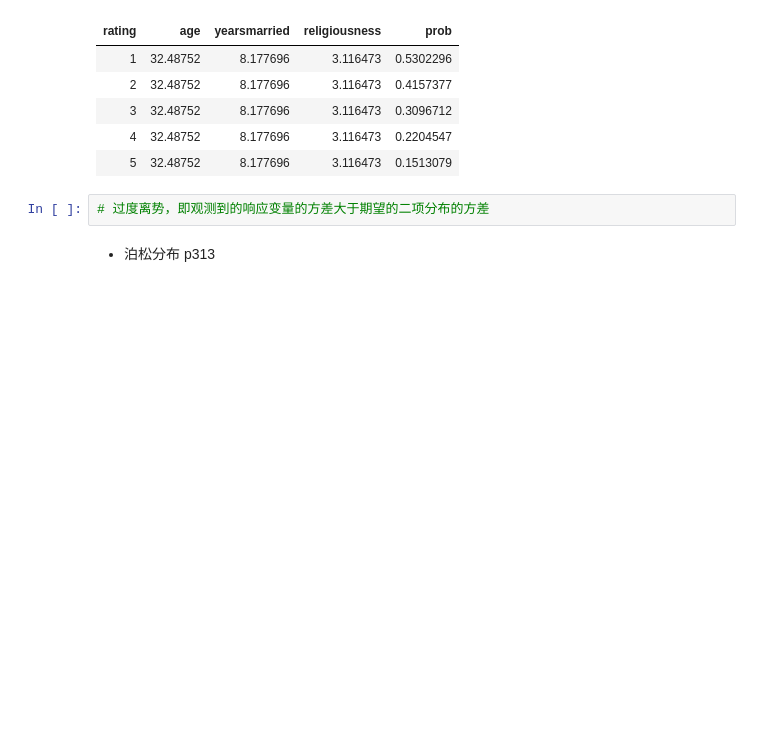
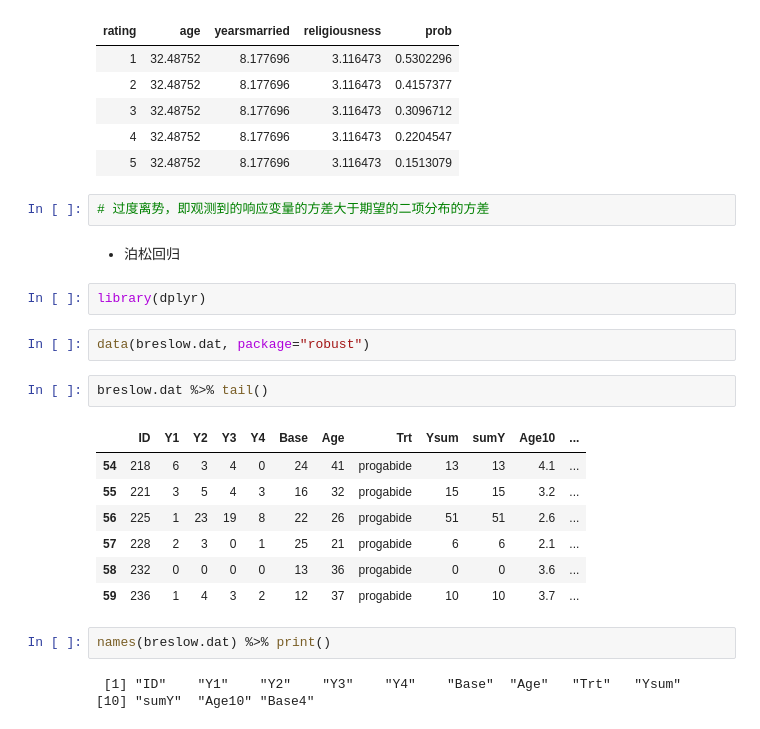
Before and after one commit to nightttt7/Rweekends, a Jupyter notebook: 利用周末学R语言 (6) - 线性模型.ipynb, the cells around one changed output. Saved outputs shown, nothing was run; the diff lists cells and outputs as text; blank space fills up the shorter version.

```diff
--- a/利用周末学R语言 (6) - 线性模型.ipynb
+++ b/利用周末学R语言 (6) - 线性模型.ipynb
@@ -544,5 +544,24 @@ testdata
 | 5 | 32.48752 | 8.177696 | 3.116473 | 0.1513079 |
 # %%
 # 过度离势，即观测到的响应变量的方差大于期望的二项分布的方差
-# %% [markdown]
-- 泊松分布 p313
+# %% [markdown]
+- 泊松回归
+# %%
+library(dplyr)
+# %%
+data(breslow.dat, package="robust")
+# %%
+breslow.dat %>% tail()
+# %% [output]
+|  | ID | Y1 | Y2 | Y3 | Y4 | Base | Age | Trt | Ysum | sumY | Age10 | ... |
+| 54 | 218 | 6 | 3 | 4 | 0 | 24 | 41 | progabide | 13 | 13 | 4.1 | ... |
+| 55 | 221 | 3 | 5 | 4 | 3 | 16 | 32 | progabide | 15 | 15 | 3.2 | ... |
+| 56 | 225 | 1 | 23 | 19 | 8 | 22 | 26 | progabide | 51 | 51 | 2.6 | ... |
+| 57 | 228 | 2 | 3 | 0 | 1 | 25 | 21 | progabide | 6 | 6 | 2.1 | ... |
+| 58 | 232 | 0 | 0 | 0 | 0 | 13 | 36 | progabide | 0 | 0 | 3.6 | ... |
+| 59 | 236 | 1 | 4 | 3 | 2 | 12 | 37 | progabide | 10 | 10 | 3.7 | ... |
+# %%
+names(breslow.dat) %>% print()
+# %% [output]
+ [1] "ID"    "Y1"    "Y2"    "Y3"    "Y4"    "Base"  "Age"   "Trt"   "Ysum"
+[10] "sumY"  "Age10" "Base4"
```
Also changed, not shown: parts of 6 cells of this notebook, 6 other files.
